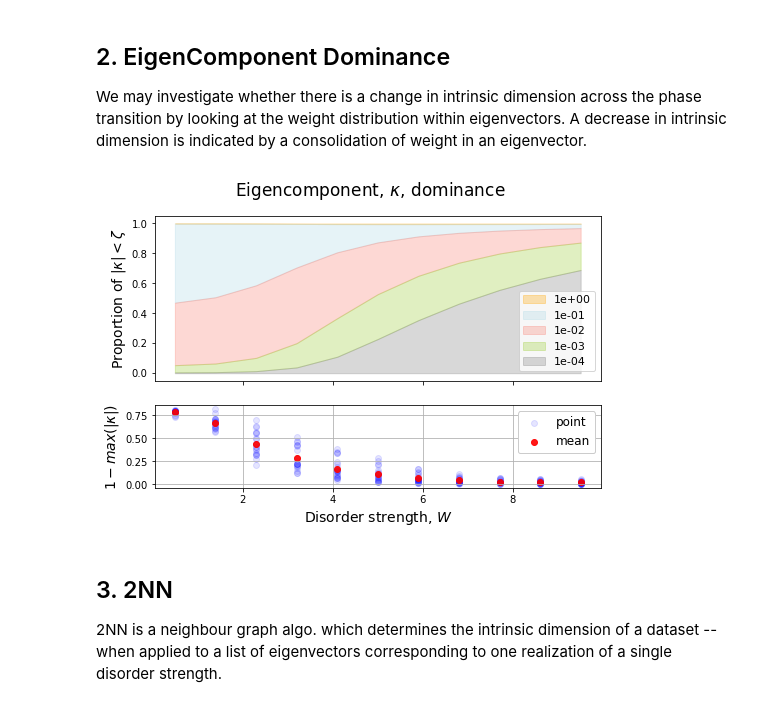
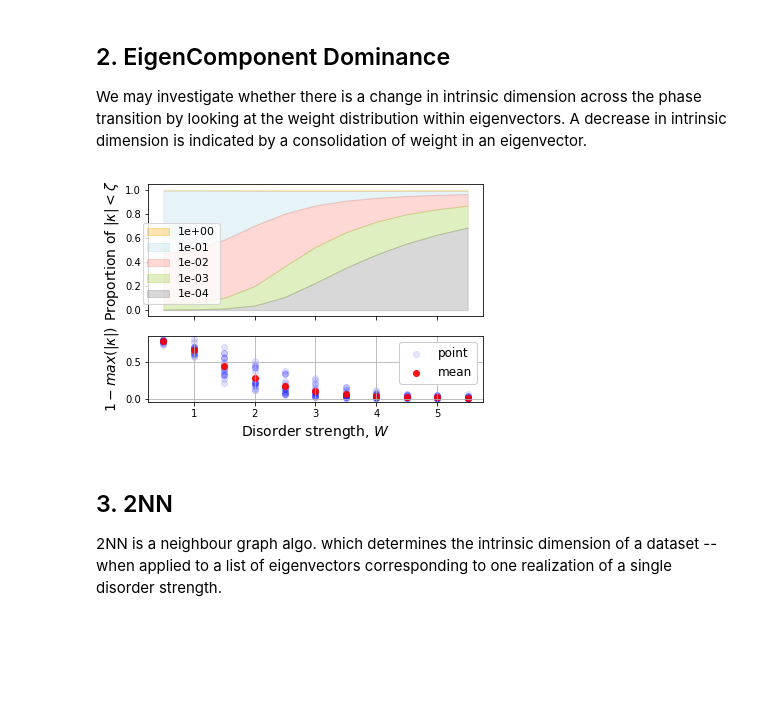
Before and after one commit to tonton-golio/mbl-intrinsicDim, a Jupyter notebook: IDMBL.ipynb, the cells around one changed output. Saved outputs shown, nothing was run; the diff lists cells and outputs as text; code cells hidden in the pictures; blank space fills up the shorter version.

```diff
--- a/IDMBL.ipynb
+++ b/IDMBL.ipynb
@@ -26,12 +27,11 @@ from time import time
 # %% [markdown]
 ## 1. Generating data
 # %%
-Ls, num_seeds, location_raw = [14], 20, 'data/raw/'
+Ls, num_seeds, location_raw = [6,8,10], 20, 'data/raw/'
 
-# disorder levels
-min_disorder, max_disorder, steps = 0.5, 9.5, 11
+min_disorder, max_disorder, steps = 0.5, 5.5, 11
 ws=np.linspace(min_disorder, max_disorder, steps)
 
-'''to generate data: uncomment the line below 👇'''
-[buildDiagSave(L, num_seeds, ws, location = location_raw) for L in Ls]
+#[buildDiagSave(L, num_seeds, ws, location = location_raw) for L in Ls]
+'''to generate data: uncomment the line above ☝️'''
 # %% [output]
@@ -67,6 +42,10 @@ maxs, below_lims, lims = eigenC_analysis(ws, num_lims=5, num_seeds=num_seeds, L
 # %%
-eigenC_plots(below_lims, maxs.T, ws, lims, num_seeds=num_seeds)
-filename_fig = 'figures/EigCDom-L{}-seeds{}-ws{}.png'.format(L,num_seeds,len(ws))
-plt.savefig(filename_fig, dpi=500, bbox_inches='tight')
+#maxs, below_lims, lims = eigenC_analysis(ws, num_lims=5, num_seeds=num_seeds, L = Ls[-1], location=location_raw)
+file = np.load('data/eigC/eigC_L14_s_20.npz', allow_pickle=True)
+maxs, below_lims, lims = file[file.files[0]]
+
+plot_eigencomponentDominance(below_lims, maxs.T, ws, lims, num_seeds=num_seeds)
+#filename_fig = 'figures/EigCDom-L{}-seeds{}-ws{}.png'.format(L,num_seeds,len(ws))
+#plt.savefig(filename_fig, dpi=500, bbox_inches='tight')
 # %% [output]
-[figure, old version]
+[figure, new version]
```
Also changed, not shown: parts of 23 cells of this notebook, 4 other files.
